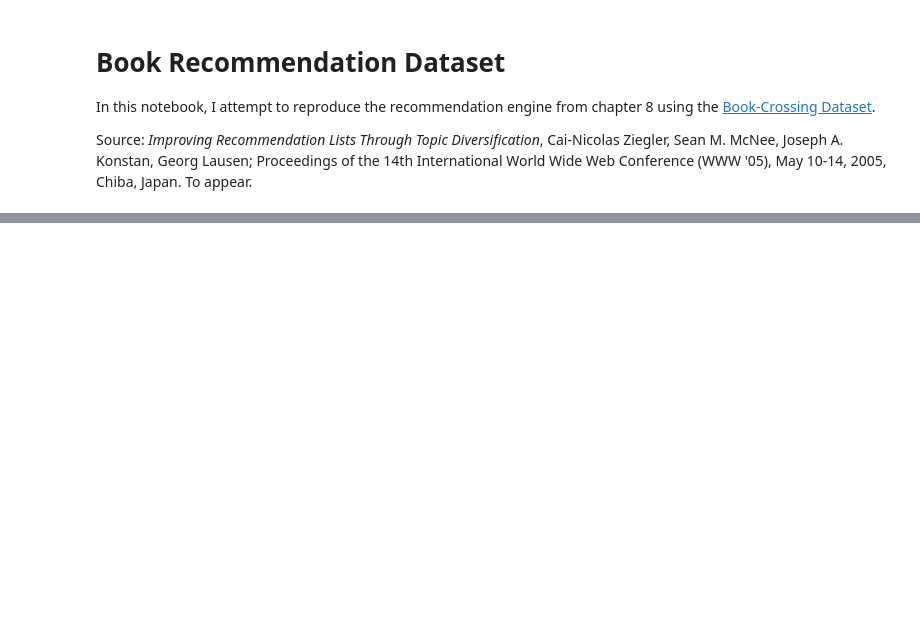
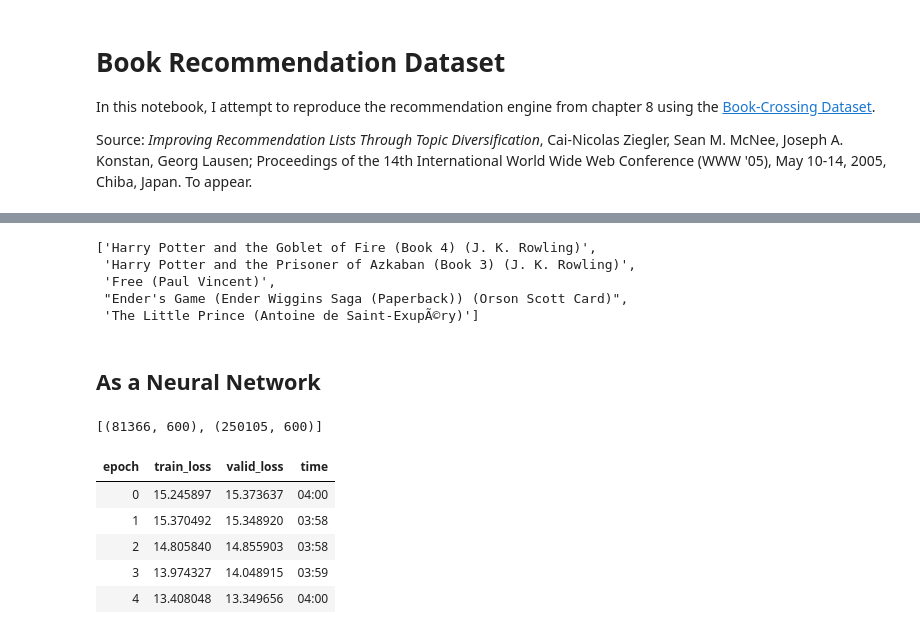
Before and after one commit to djliden/deep_learning_practice, a Jupyter notebook: notebooks/Collaborative Filtering Book Recommendations.ipynb, the cells around one changed output, grey strips where cells are left out. Saved outputs shown, nothing was run; the diff lists cells and outputs as text; code cells hidden in the pictures; blank space fills up the shorter version.

```diff
--- a/notebooks/Collaborative Filtering Book Recommendations.ipynb
+++ b/notebooks/Collaborative Filtering Book Recommendations.ipynb
@@ -144,0 +127,28 @@ I remain confused by "Free" and wonder if there's something about people looking
+# %%
+book_bias = learn.model.i_bias.weight.squeeze()
+idxs = book_bias.argsort(descending=True)[:5]
+[dls.classes['title-author'][i] for i in idxs]
+# %% [output]
+['Harry Potter and the Goblet of Fire (Book 4) (J. K. Rowling)',
+ 'Harry Potter and the Prisoner of Azkaban (Book 3) (J. K. Rowling)',
+ 'Free (Paul Vincent)',
+ "Ender's Game (Ender Wiggins Saga (Paperback)) (Orson Scott Card)",
+ 'The Little Prince (Antoine de Saint-ExupÃ©ry)']
+# %% [markdown]
+## As a Neural Network
+# %%
+embs = get_emb_sz(dls)
+embs
+# %% [output]
+[(81366, 600), (250105, 600)]
+# %%
+learn = collab_learner(dls, user_nn=True, y_range = (0,10.5), layers=[100,50])
+#learn.lr_find()
+learn.fit_one_cycle(5, 0.1, wd=0.1)
+# %% [output]
+| epoch | train_loss | valid_loss | time |
+| 0 | 15.245897 | 15.373637 | 04:00 |
+| 1 | 15.370492 | 15.348920 | 03:58 |
+| 2 | 14.805840 | 14.855903 | 03:58 |
+| 3 | 13.974327 | 14.048915 | 03:59 |
+| 4 | 13.408048 | 13.349656 | 04:00 |
```
Also changed, not shown: parts of 41 cells of this notebook.
